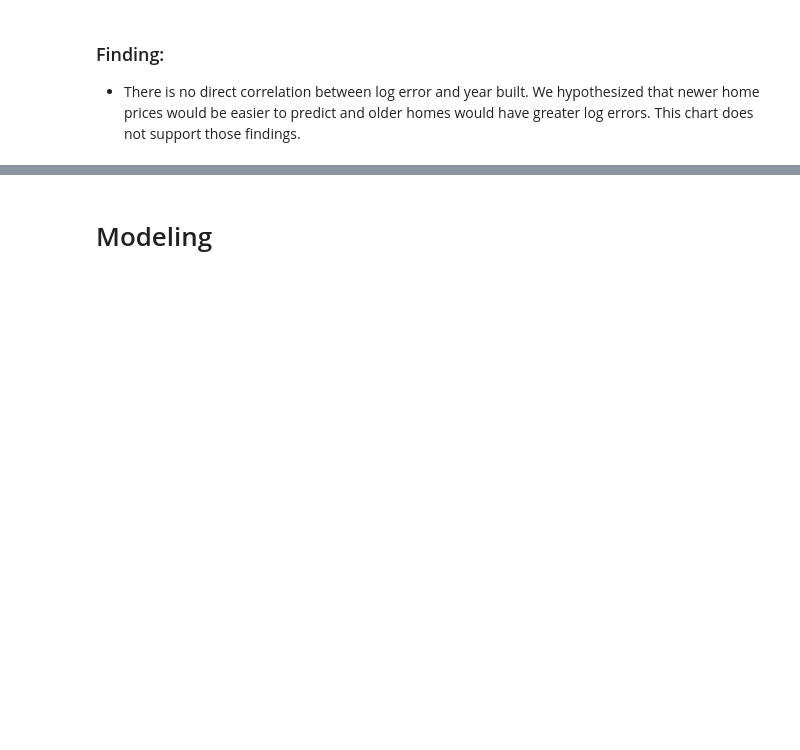
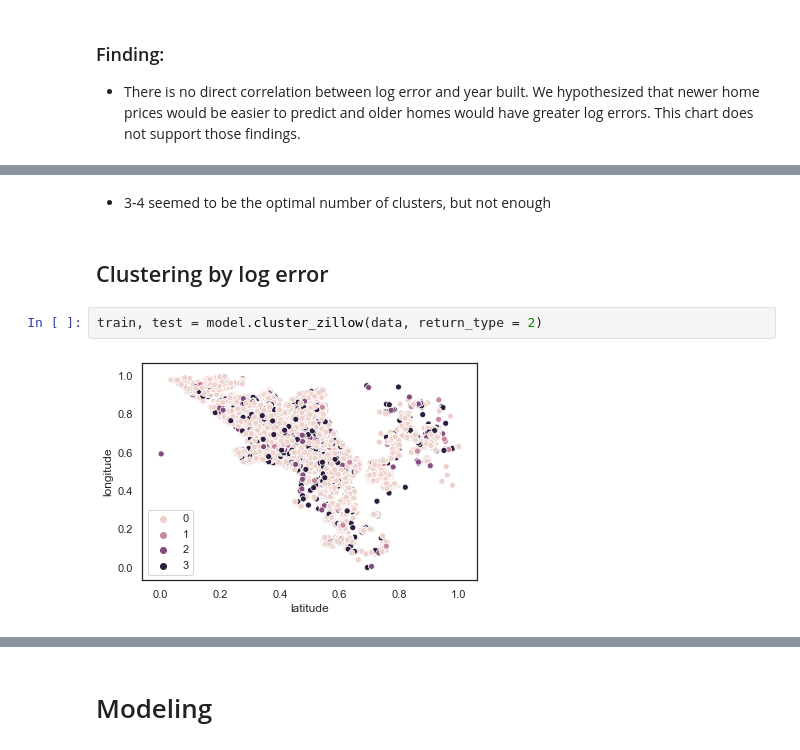
Before and after one commit to PeopleAgainstBroccoli/zillow_cluster, a Jupyter notebook: working_notebook.ipynb, the cells around one changed output, grey strips where cells are left out. Saved outputs shown, nothing was run; the diff lists cells and outputs as text; blank space fills up the shorter version.

```diff
--- a/working_notebook.ipynb
+++ b/working_notebook.ipynb
@@ -354,0 +314,8 @@ train, test = cluster_zillow(data, return_type = 1)
+# %% [markdown]
+- 3-4 seemed to be the optimal number of clusters, but not enough
+# %% [markdown]
+## Clustering by log error
+# %%
+train, test = model.cluster_zillow(data, return_type = 2)
+# %% [output]
+[figure, added]
```
Also changed, not shown: parts of 10 cells of this notebook, 2 other files.
